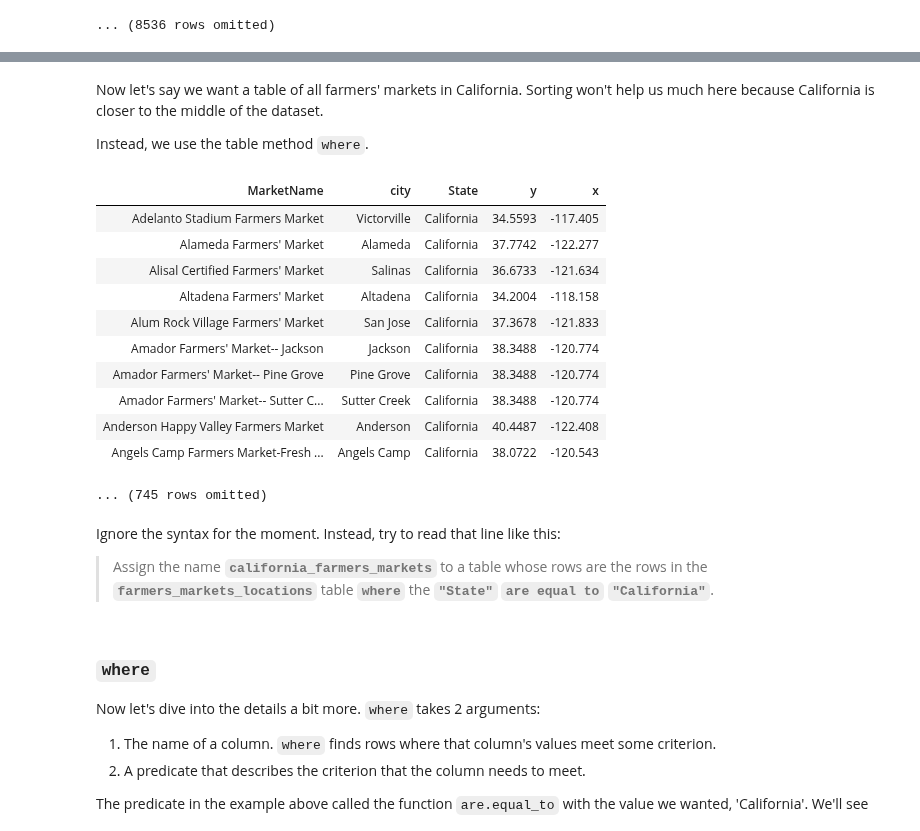
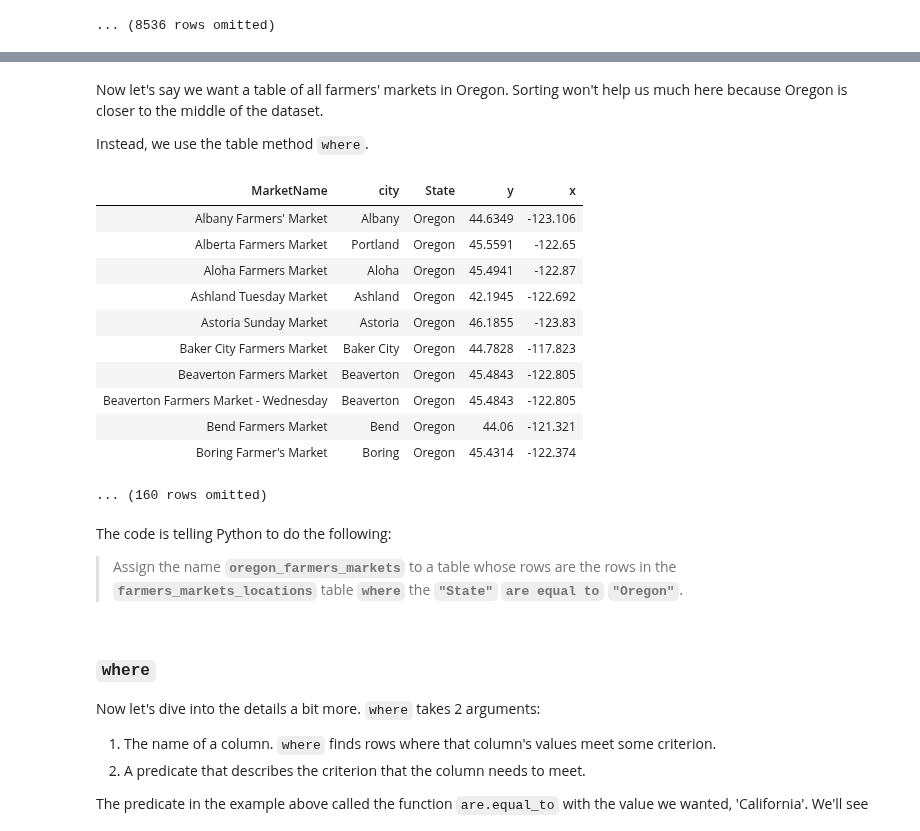
Before and after one commit to ORamiJav/data101-chemeketa, a Jupyter notebook: lab/lab02/lab02.ipynb, the cells around one changed output, grey strips where cells are left out. Drawn from its saved outputs; the diff is of its cells as text; code cells hidden in the pictures.

```diff
--- a/lab/lab02/lab02.ipynb
+++ b/lab/lab02/lab02.ipynb
@@ -393,27 +407,27 @@ grader.check("q35")
 # %% [markdown]
-Now let's say we want a table of all farmers' markets in California. Sorting won't help us much here because California  is closer to the middle of the dataset.
+Now let's say we want a table of all farmers' markets in Oregon. Sorting won't help us much here because Oregon is closer to the middle of the dataset.
 
 Instead, we use the table method `where`.
 # %%
-california_farmers_markets = farmers_markets_locations.where('State', are.equal_to('California'))
-california_farmers_markets
+oregon_farmers_markets = farmers_markets_locations.where('State', are.equal_to('Oregon'))
+oregon_farmers_markets
 # %% [output]
 | MarketName | city | State | y | x |
-| Adelanto Stadium Farmers Market | Victorville | California | 34.5593 | -117.405 |
-| Alameda Farmers' Market | Alameda | California | 37.7742 | -122.277 |
-| Alisal Certified Farmers' Market | Salinas | California | 36.6733 | -121.634 |
-| Altadena Farmers' Market | Altadena | California | 34.2004 | -118.158 |
-| Alum Rock Village Farmers' Market | San Jose | California | 37.3678 | -121.833 |
-| Amador Farmers' Market-- Jackson | Jackson | California | 38.3488 | -120.774 |
-| Amador Farmers' Market-- Pine Grove | Pine Grove | California | 38.3488 | -120.774 |
-| Amador Farmers' Market-- Sutter C... | Sutter Creek | California | 38.3488 | -120.774 |
-| Anderson Happy Valley Farmers Market | Anderson | California | 40.4487 | -122.408 |
-| Angels Camp Farmers Market-Fresh ... | Angels Camp | California | 38.0722 | -120.543 |
+| Albany Farmers' Market | Albany | Oregon | 44.6349 | -123.106 |
+| Alberta Farmers Market | Portland | Oregon | 45.5591 | -122.65 |
+| Aloha Farmers Market | Aloha | Oregon | 45.4941 | -122.87 |
+| Ashland Tuesday Market | Ashland | Oregon | 42.1945 | -122.692 |
+| Astoria Sunday Market | Astoria | Oregon | 46.1855 | -123.83 |
+| Baker City Farmers Market | Baker City | Oregon | 44.7828 | -117.823 |
+| Beaverton Farmers Market | Beaverton | Oregon | 45.4843 | -122.805 |
+| Beaverton Farmers Market - Wednesday | Beaverton | Oregon | 45.4843 | -122.805 |
+| Bend Farmers Market | Bend | Oregon | 44.06 | -121.321 |
+| Boring Farmer's Market | Boring | Oregon | 45.4314 | -122.374 |
-... (745 rows omitted)
+... (160 rows omitted)
 # %% [markdown]
-Ignore the syntax for the moment.  Instead, try to read that line like this:
+The code is telling Python to do the following:
 
-> Assign the name **`california_farmers_markets`** to a table whose rows are the rows in the **`farmers_markets_locations`** table **`where`** the **`"State"`** **`are equal to` `"California"`**.
+> Assign the name **`oregon_farmers_markets`** to a table whose rows are the rows in the **`farmers_markets_locations`** table **`where`** the **`"State"`** **`are equal to` `"Oregon"`**.
 # %% [markdown]
 ### `where`
 
```
Also changed, not shown: parts of 26 cells of this notebook, 7 other files.
